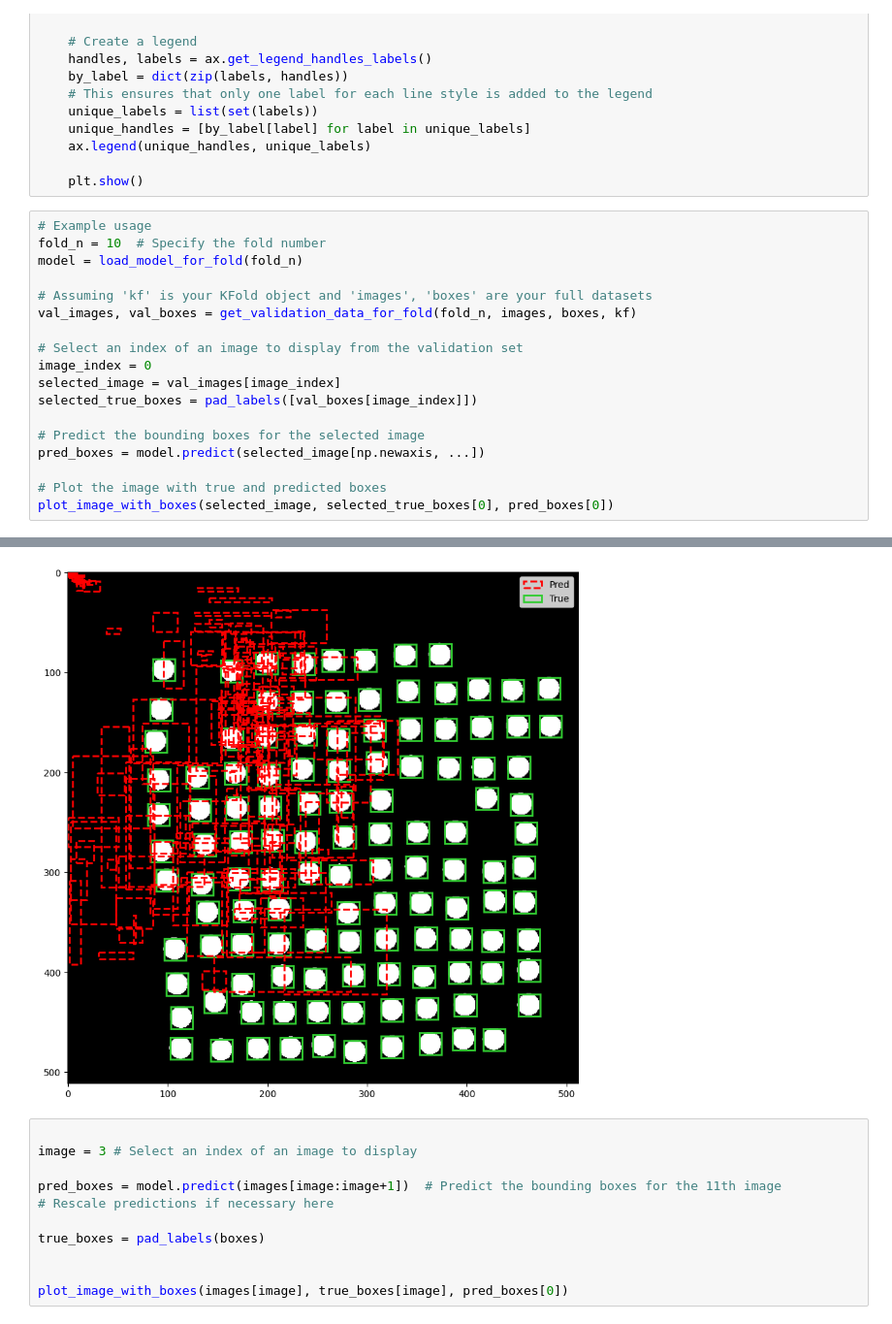
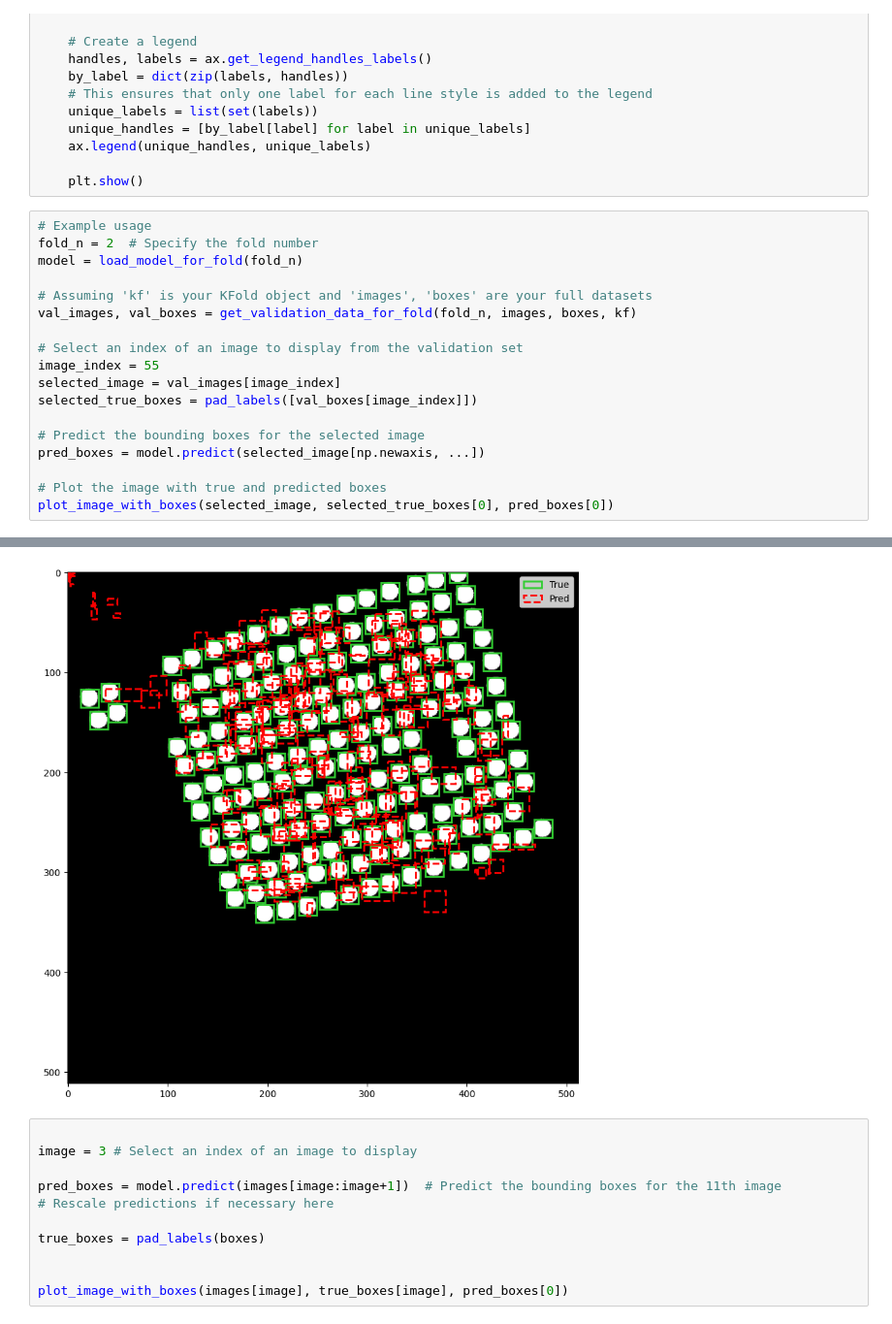
Before and after one commit to aaronge-2020/Microarray-Dearraying, a Jupyter notebook: Mobilenet_10_fold_cv.ipynb, the cells around one changed output, grey strips where cells are left out. Shown at 97% size. Drawn from its saved outputs; the diff is of its cells as text.

```diff
--- a/Mobilenet_10_fold_cv.ipynb
+++ b/Mobilenet_10_fold_cv.ipynb
@@ -464,14 +514,14 @@ def plot_image_with_boxes(image, true_boxes, pred_boxes, figsize=(10, 10)):
     plt.show()
 # %%
 # Example usage
-fold_n = 10  # Specify the fold number
+fold_n = 2  # Specify the fold number
 model = load_model_for_fold(fold_n)
 
 # Assuming 'kf' is your KFold object and 'images', 'boxes' are your full datasets
 val_images, val_boxes = get_validation_data_for_fold(fold_n, images, boxes, kf)
 
 # Select an index of an image to display from the validation set
-image_index = 0
+image_index = 55
 selected_image = val_images[image_index]
 selected_true_boxes = pad_labels([val_boxes[image_index]])
 
@@ -486,4 +535,4 @@ WARNING:tensorflow:6 out of the last 10 calls to <function Model.make_predict_fu
-[figure, old version]
+[figure, new version]
 # %%
 
 image = 3 # Select an index of an image to display
```
Also changed, not shown: parts of 6 cells of this notebook, 3 other files.
